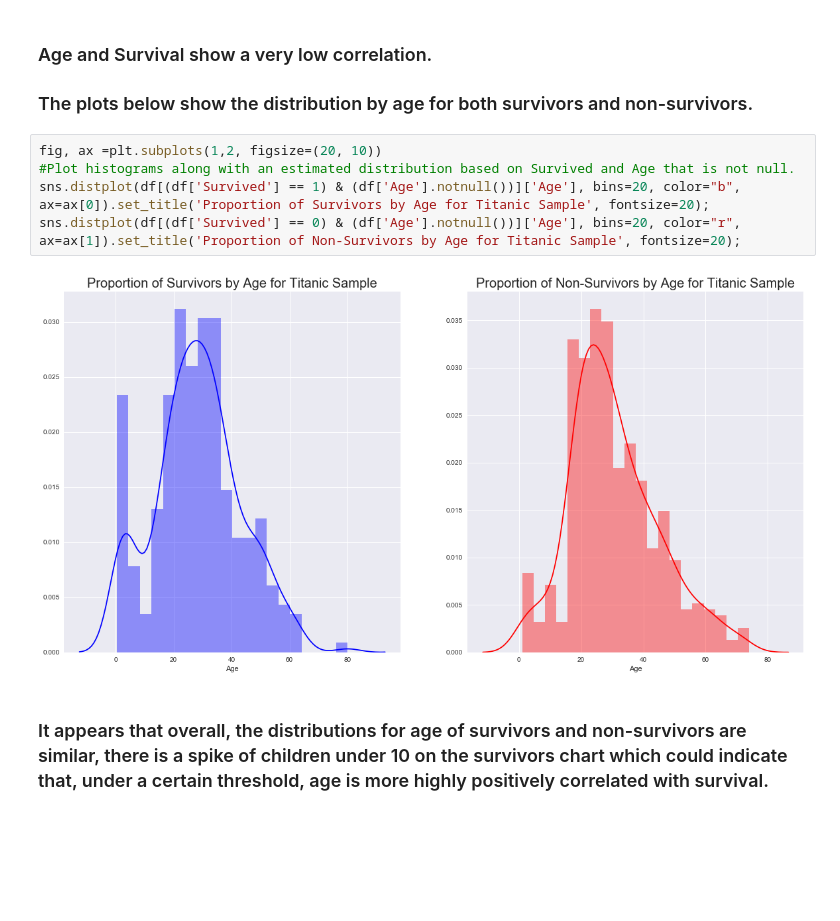
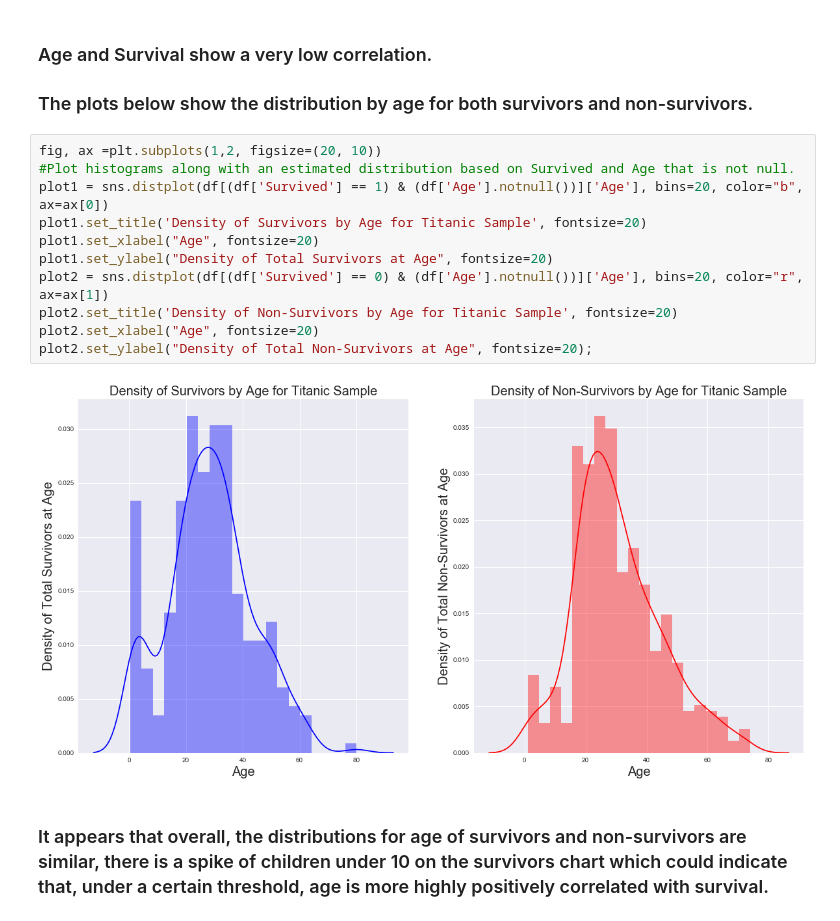
Before and after one commit to yaskyj/investigate-data-set, a Jupyter notebook: InvestigateTitanicData.ipynb, the cells around one changed output. Drawn from its saved outputs; the diff is of its cells as text; blank space fills up the shorter version.

Commit message:
Add y axis labels to KDE charts

```diff
--- a/InvestigateTitanicData.ipynb
+++ b/InvestigateTitanicData.ipynb
@@ -134,10 +134,16 @@ df[['Survived', 'Age']].corr()[['Survived']]
 # %%
 fig, ax =plt.subplots(1,2, figsize=(20, 10))
 #Plot histograms along with an estimated distribution based on Survived and Age that is not null.
-sns.distplot(df[(df['Survived'] == 1) & (df['Age'].notnull())]['Age'], bins=20, color="b", ax=ax[0]).set_title('Proportion of Survivors by Age for Titanic Sample', fontsize=20);
-sns.distplot(df[(df['Survived'] == 0) & (df['Age'].notnull())]['Age'], bins=20, color="r", ax=ax[1]).set_title('Proportion of Non-Survivors by Age for Titanic Sample', fontsize=20);
+plot1 = sns.distplot(df[(df['Survived'] == 1) & (df['Age'].notnull())]['Age'], bins=20, color="b", ax=ax[0])
+plot1.set_title('Density of Survivors by Age for Titanic Sample', fontsize=20)
+plot1.set_xlabel("Age", fontsize=20)
+plot1.set_ylabel("Density of Total Survivors at Age", fontsize=20)
+plot2 = sns.distplot(df[(df['Survived'] == 0) & (df['Age'].notnull())]['Age'], bins=20, color="r", ax=ax[1])
+plot2.set_title('Density of Non-Survivors by Age for Titanic Sample', fontsize=20)
+plot2.set_xlabel("Age", fontsize=20)
+plot2.set_ylabel("Density of Total Non-Survivors at Age", fontsize=20);
 # %% [output]
-[figure, old version]
+[figure, new version]
 # %% [markdown]
 ### It appears that overall, the distributions for age of survivors and non-survivors are similar, there is a spike of children under 10 on the survivors chart which could indicate that, under a certain threshold, age is more highly positively correlated with survival.
 # %% [markdown]
```
Also changed, not shown: parts of 4 cells of this notebook, 1 other file.
